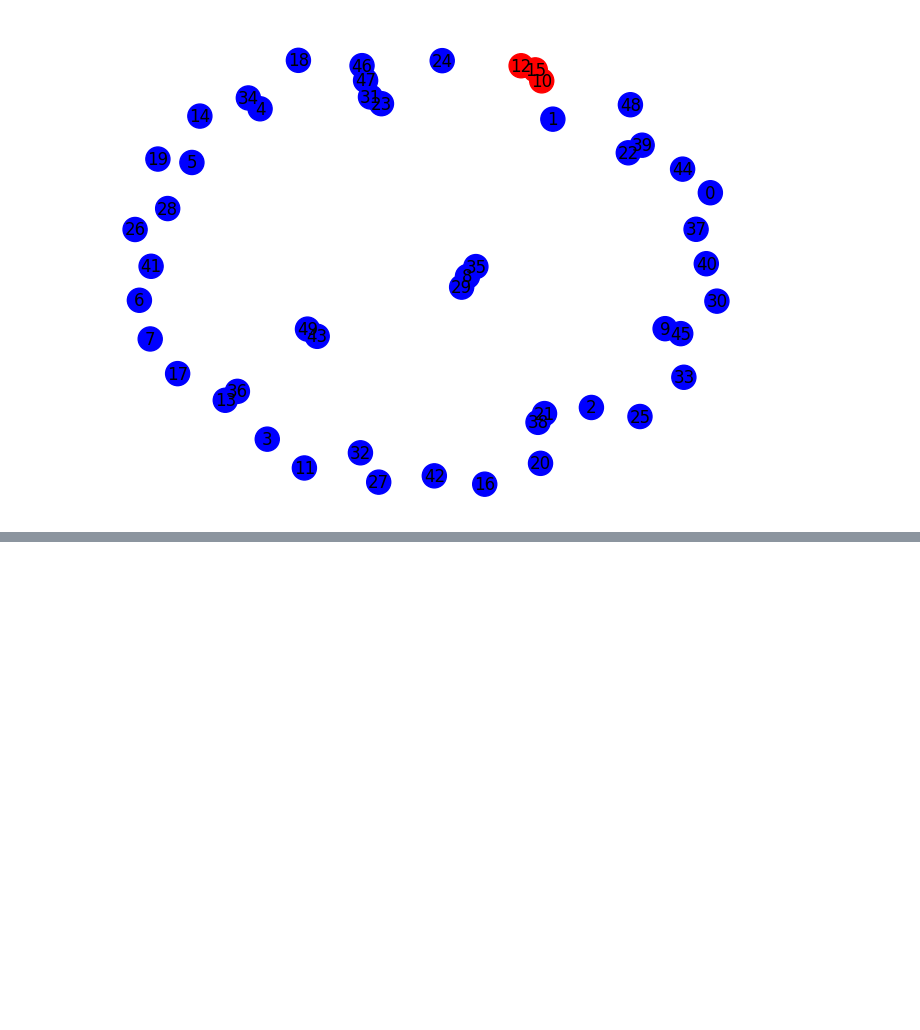
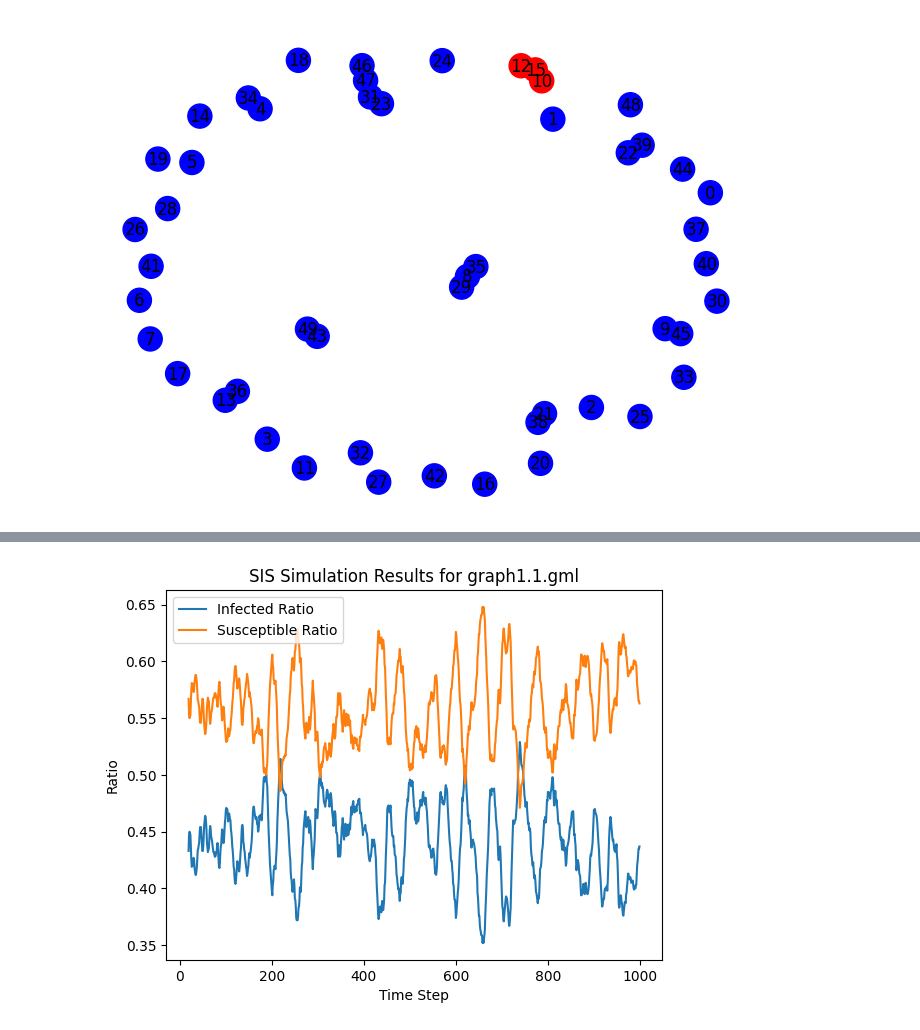
Before and after one commit to paolovic/NetworkScience, a Jupyter notebook: Assignment 4/1 Compartmental Models on Networks/main.ipynb, the cells around one changed output, grey strips where cells are left out. Saved outputs shown, nothing was run; the diff lists cells and outputs as text; code cells hidden in the pictures; blank space fills up the shorter version.

```diff
--- a/Assignment 4/1 Compartmental Models on Networks/main.ipynb
+++ b/Assignment 4/1 Compartmental Models on Networks/main.ipynb
@@ -119,0 +116,9 @@ plt.show()
+# %%
+# Example usage
+beta = 0.2
+gamma = 0.4
+seed = 13373
+
+sis_simulation_and_plot('graph1.1.gml', beta, gamma, seed)
+# %% [output]
+[figure, added]
```
Also changed, not shown: parts of 2 cells of this notebook.
